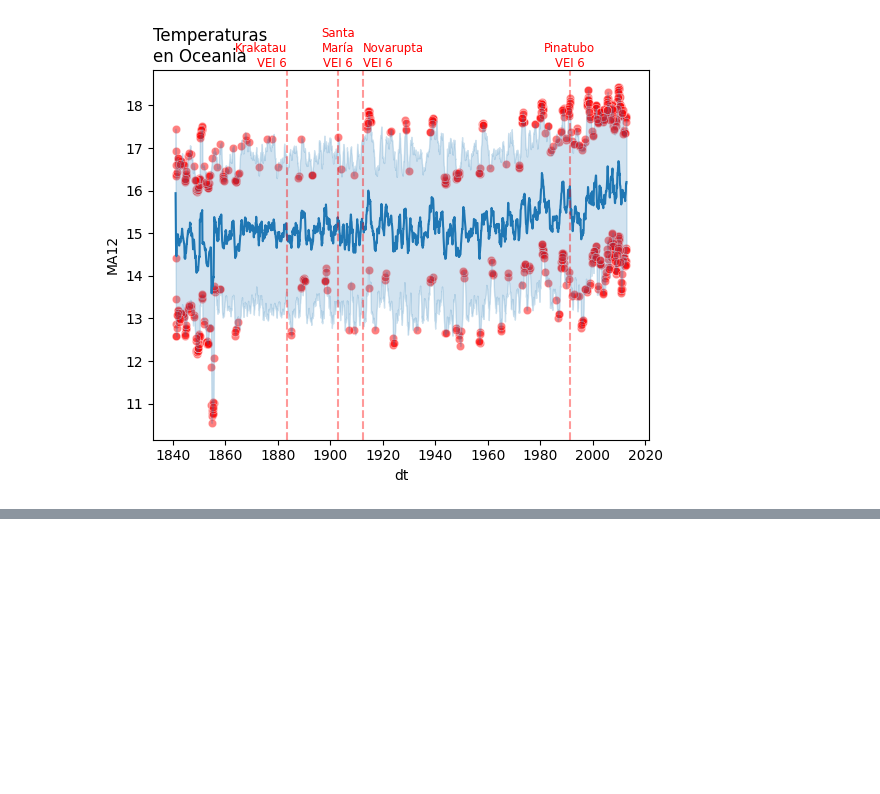
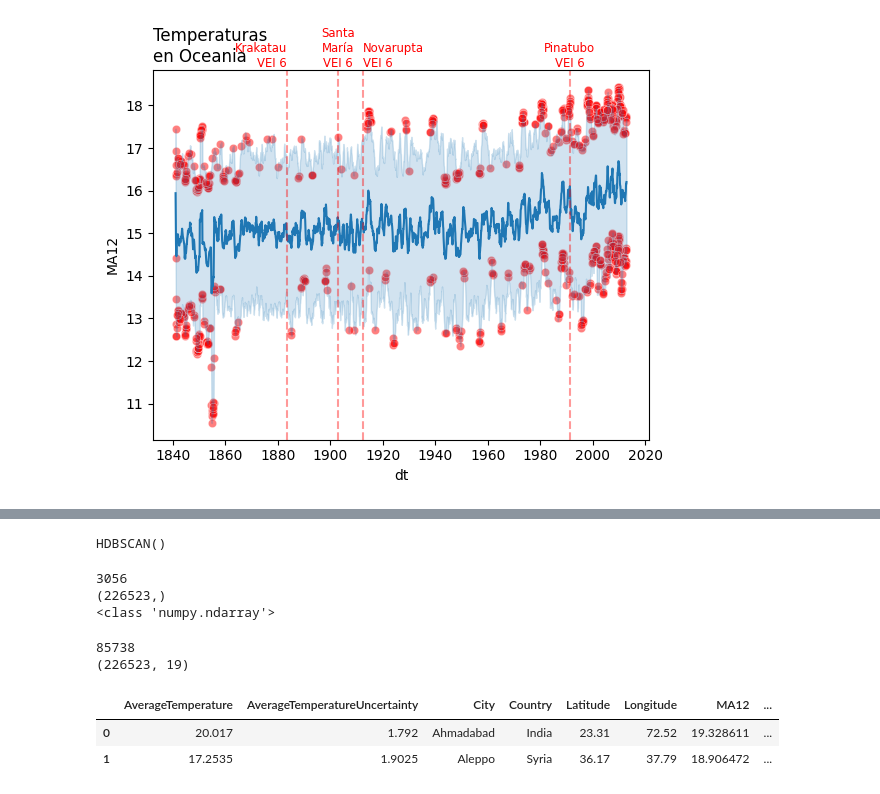
Before and after one commit to Axoluther/astronomia, a Jupyter notebook: tarea3/outliers2.ipynb, the cells around one changed output, grey strips where cells are left out. Cells and saved outputs as stored; diff of their text form; code cells hidden in the pictures; blank space fills up the shorter version.

```diff
--- a/tarea3/outliers2.ipynb
+++ b/tarea3/outliers2.ipynb
@@ -334,0 +347,25 @@ print(plot_volcans(get=True))
+# %%
+hdb.fit(MajorCityDf[feats])
+# %% [output]
+HDBSCAN()
+# %%
+print(np.sum(hdb.labels_ == -1))
+print(hdb.labels_.shape)
+print(type(hdb.labels_))
+# %% [output]
+3056
+(226523,)
+<class 'numpy.ndarray'>
+# %%
+print(np.sum(MajorCityDf['is_outlier'] == True))
+print(MajorCityDf.shape)
+# %% [output]
+85738
+(226523, 19)
+# %%
+MajorCityDf['labels_hdb'] = hdb.labels_
+MajorCityDf.head(2)
+# %% [output]
+|  | AverageTemperature | AverageTemperatureUncertainty | City | Country | Latitude | Longitude | MA12 | ... |
+| 0 | 20.017 | 1.792 | Ahmadabad | India | 23.31 | 72.52 | 19.328611 | ... |
+| 1 | 17.2535 | 1.9025 | Aleppo | Syria | 36.17 | 37.79 | 18.906472 | ... |
```
Also changed, not shown: parts of 21 cells of this notebook, 5 other files.
